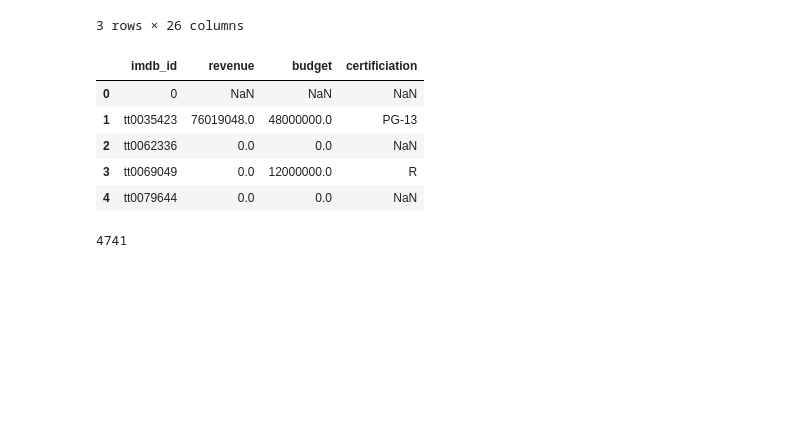
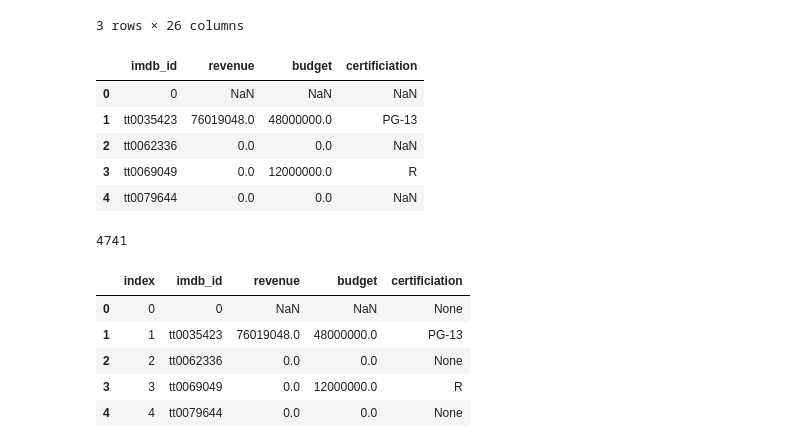
Before and after one commit to Jonathan-Hughes1524/Movie-Data, a Jupyter notebook: Movies SQL Database.ipynb, the cells around one changed output. Saved outputs shown, nothing was run; the diff lists cells and outputs as text; code cells hidden in the pictures; blank space fills up the shorter version.

```diff
--- a/Movies SQL Database.ipynb
+++ b/Movies SQL Database.ipynb
@@ -58,6 +58,20 @@ merged.to_csv('Data/merged_data.csv.gz',compression='gzip',index=False)
 merged.to_sql('tmdb_data', engine, if_exists='replace')
 # %% [output]
 4741
+# %%
+q="""SELECT
+    *
+FROM
+    tmdb_data
+LIMIT 5;"""
+pd.read_sql(q,engine)
+# %% [output]
+|  | index | imdb_id | revenue | budget | certificiation |
+| 0 | 0 | 0 | NaN | NaN | None |
+| 1 | 1 | tt0035423 | 76019048.0 | 48000000.0 | PG-13 |
+| 2 | 2 | tt0062336 | 0.0 | 0.0 | None |
+| 3 | 3 | tt0069049 | 0.0 | 12000000.0 | R |
+| 4 | 4 | tt0079644 | 0.0 | 0.0 | None |
 # %%
 basics = pd.read_csv('Data/title_basics.csv.gz')
 basics.head()
```
Also changed, not shown: parts of 28 cells of this notebook.
